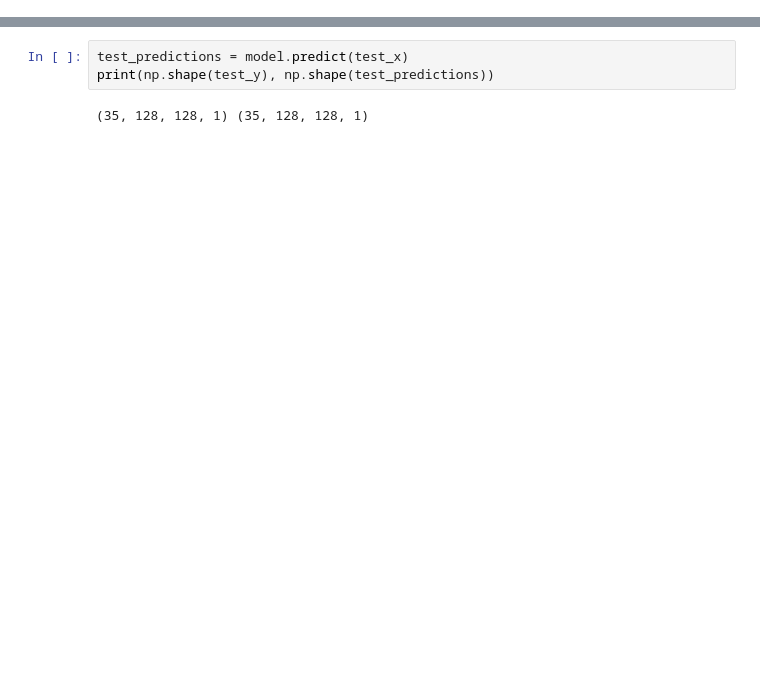
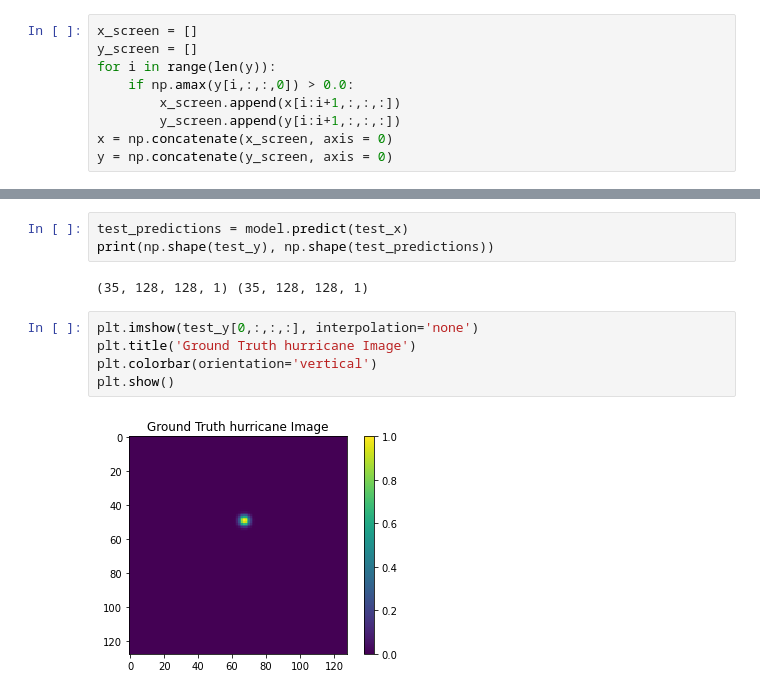
Before and after one commit to fastscience-ai/DL_Lab_TF_2023, a Jupyter notebook: unet_segmentation.ipynb, the cells around one changed output, grey strips where cells are left out. Cells and saved outputs as stored; diff of their text form; blank space fills up the shorter version.

```diff
--- a/unet_segmentation.ipynb
+++ b/unet_segmentation.ipynb
@@ -94,6 +94,15 @@ y=np.concatenate([y1,y2], axis=0)
 print(np.shape(x), np.shape(y))
 # %% [output]
 (68160, 128, 128, 3) (68160, 128, 128, 1)
+# %%
+x_screen = []
+y_screen = []
+for i in range(len(y)):
+    if np.amax(y[i,:,:,0]) > 0.0:
+        x_screen.append(x[i:i+1,:,:,:])
+        y_screen.append(y[i:i+1,:,:,:])
+x = np.concatenate(x_screen, axis = 0)
+y = np.concatenate(y_screen, axis = 0)
 # %%
 # We don't have much dataset. so let's use 99% as training and 1% as test
 train_x, test_x = x[0:int(142*24*0.99)], x[int(142*24*0.99): 142*24]
@@ -265,3 +270,10 @@ test_predictions = model.predict(test_x)
 print(np.shape(test_y), np.shape(test_predictions))
 # %% [output]
 (35, 128, 128, 1) (35, 128, 128, 1)
+# %%
+plt.imshow(test_y[0,:,:,:], interpolation='none')
+plt.title('Ground Truth hurricane Image')
+plt.colorbar(orientation='vertical')
+plt.show()
+# %% [output]
+[figure, added]
```
Also changed, not shown: parts of 9 cells of this notebook.
